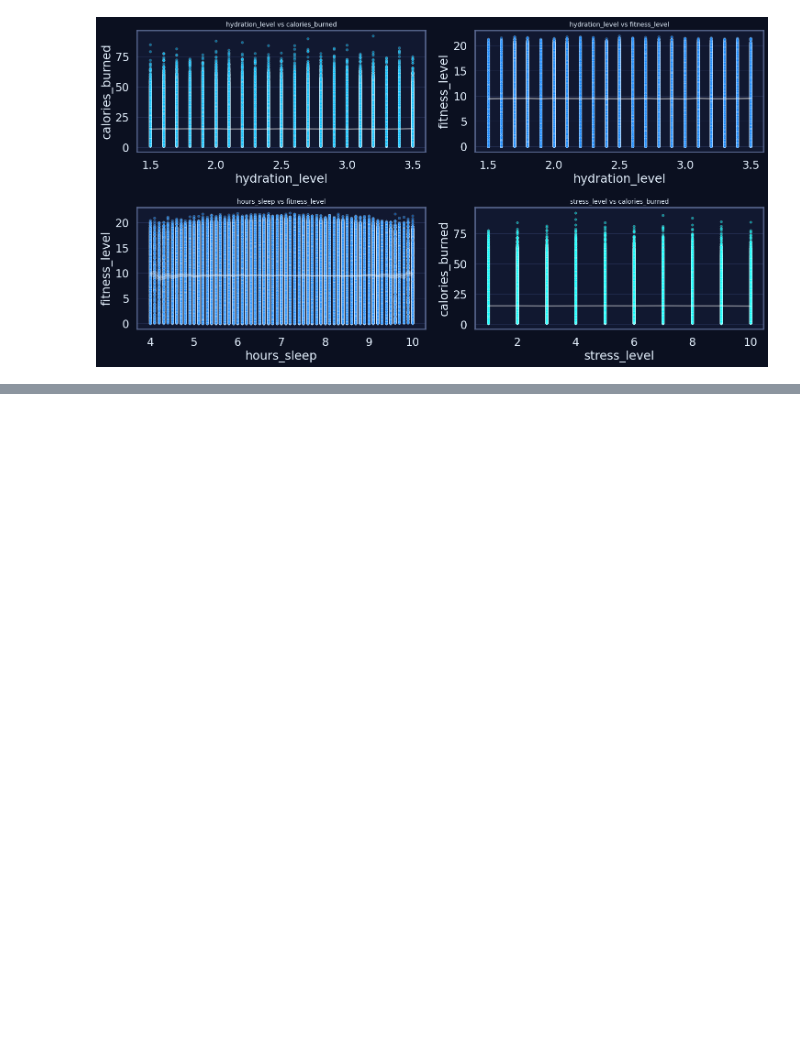
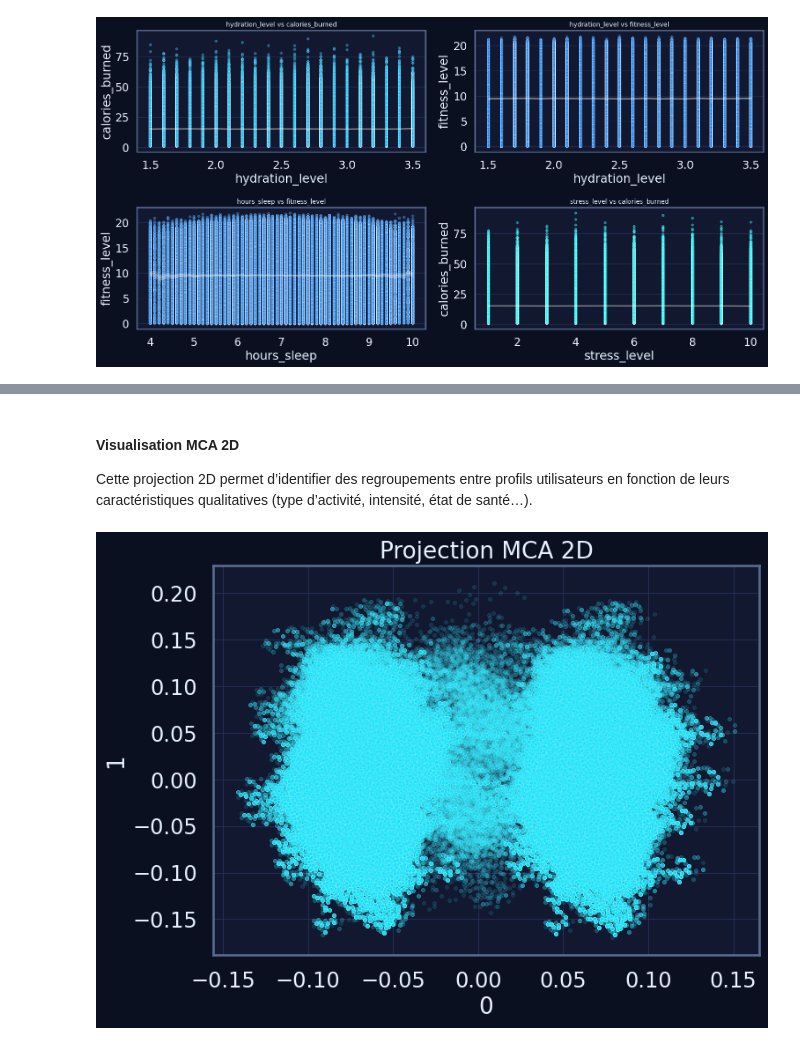
Before and after one commit to happy-developer/train.me, a Jupyter notebook: src/notebooks/eda/health_fitness_dataset/eda_health_fitness_dataset.ipynb, the cells around one changed output, grey strips where cells are left out. Cells and saved outputs as stored; diff of their text form; code cells hidden in the pictures; blank space fills up the shorter version.

```diff
--- a/src/notebooks/eda/health_fitness_dataset/eda_health_fitness_dataset.ipynb
+++ b/src/notebooks/eda/health_fitness_dataset/eda_health_fitness_dataset.ipynb
@@ -600,0 +768,10 @@ plt.show()
+# %%
+# Sélection des colonnes catégorielles
+cat_cols = df.select_dtypes(exclude=[np.number]).columns.tolist()
+
+print("Variables catégorielles :", cat_cols)
+
+# One-hot encoding complet
+df_cat = pd.get_dummies(df[cat_cols], drop_first=False)
+
+print("Shape après encodage :", df_cat.shape)
@@ -600,0 +786,14 @@ plt.show()
+# %%
+mca = prince.MCA(
+    n_components=2,
+    n_iter=3,
+    copy=True,
+    check_input=True,
+    engine="sklearn",
+    random_state=42
+)
+
+mca_fit = mca.fit(df_cat)
+mca_components = mca_fit.transform(df_cat)
+
+mca_components.head()
@@ -600,0 +807,19 @@ plt.show()
+# %% [markdown]
+#### Visualisation MCA 2D
+
+Cette projection 2D permet d’identifier des regroupements entre profils utilisateurs
+en fonction de leurs caractéristiques qualitatives (type d’activité, intensité, état de santé…).
+# %%
+plt.figure(figsize=(8,6))
+sns.scatterplot(
+    x=mca_components[0],
+    y=mca_components[1],
+    alpha=0.15,
+    s=10
+)
+plt.title("Projection MCA 2D")
+plt.grid(True)
+plt.tight_layout()
+plt.show()
+# %% [output]
+[figure, added]
```
Also changed, not shown: parts of 30 cells of this notebook, 1 other file.
